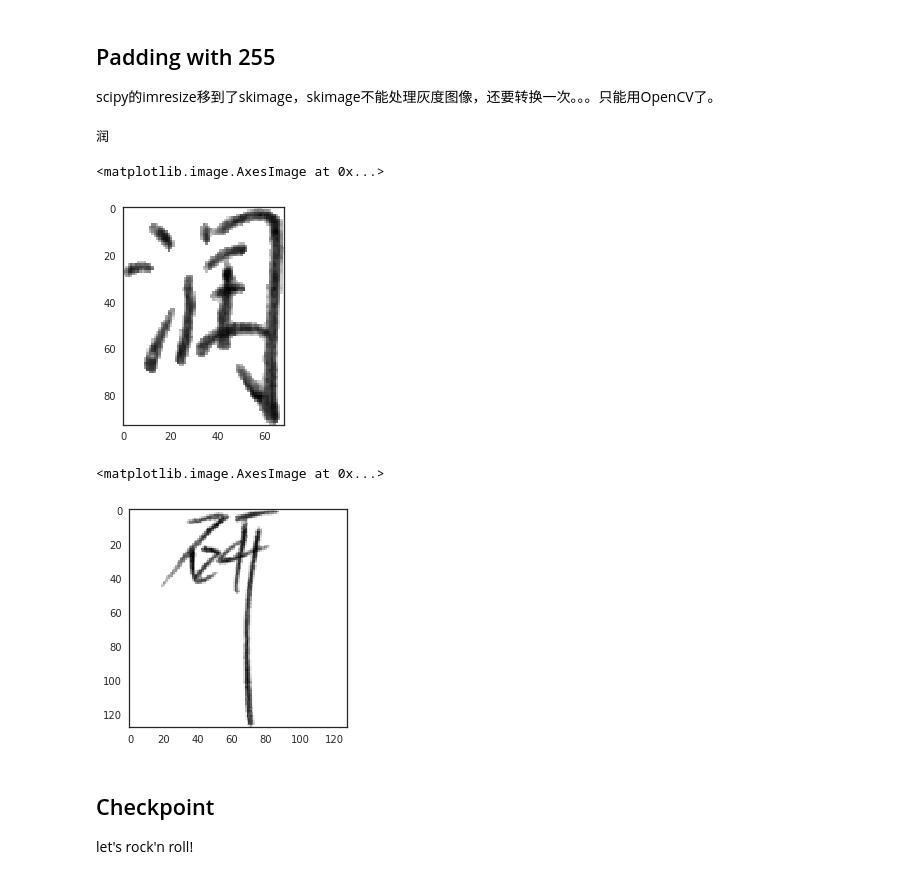
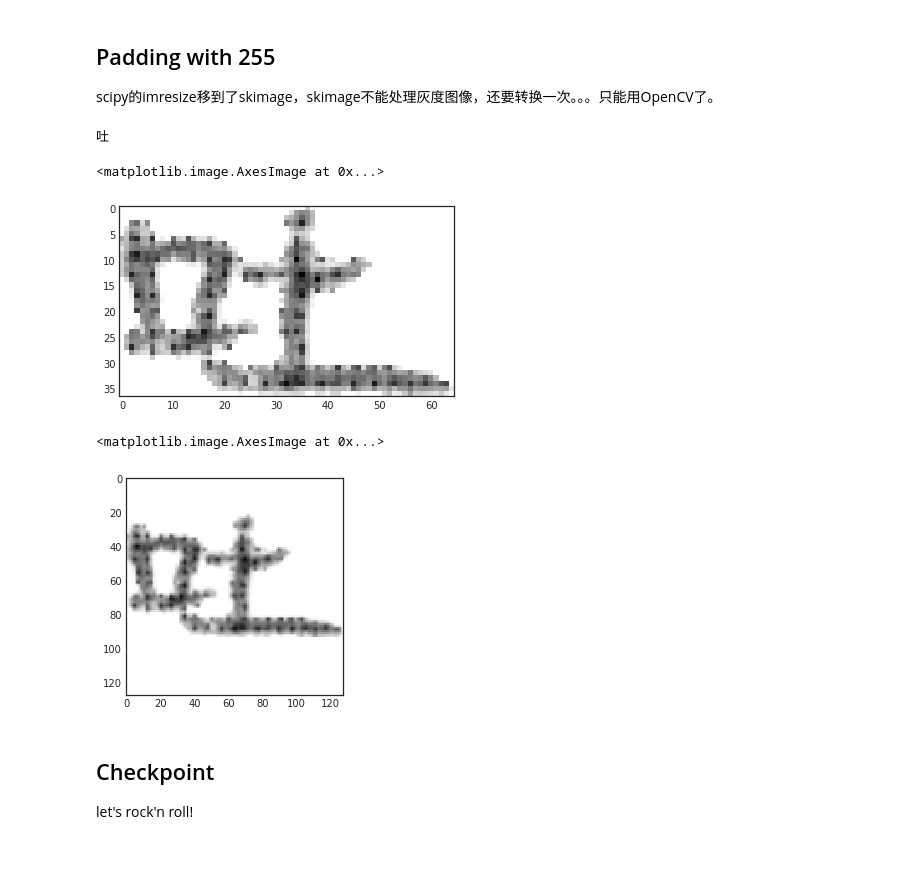
Before and after one commit to Meirtz/TAIL-CAMP-2018, a Jupyter notebook: CV/CV.ipynb, the cells around one changed output. Cells and saved outputs as stored; diff of their text form; code cells hidden in the pictures.

```diff
--- a/CV/CV.ipynb
+++ b/CV/CV.ipynb
@@ -165,18 +208,18 @@ def impad(img, full_shape=(128,128)):
     return result.reshape(fh,fw,1)
 # %%
 sns.set_style("white")
-print(labels[2333])
-plt.imshow(images_filtered[2333], cmap='gray')
+print(labels_filtered[80001])
+plt.imshow(images_filtered[80001], cmap='gray')
 # %% [output]
-润
+吐
 <matplotlib.image.AxesImage at 0x...>
-[figure, old version]
+[figure, new version]
 # %%
-padded_img = impad(img, full_shape=(128,128))
+padded_img = impad(images_filtered[80001], full_shape=(128,128))
 plt.imshow(padded_img.reshape((128,128)), cmap='gray')
 # %% [output]
 <matplotlib.image.AxesImage at 0x...>
-[figure, old version]
+[figure, new version]
 # %% [markdown]
 ## Checkpoint
 let's rock'n roll!
```
Also changed, not shown: parts of 29 cells of this notebook, 1 other file.
